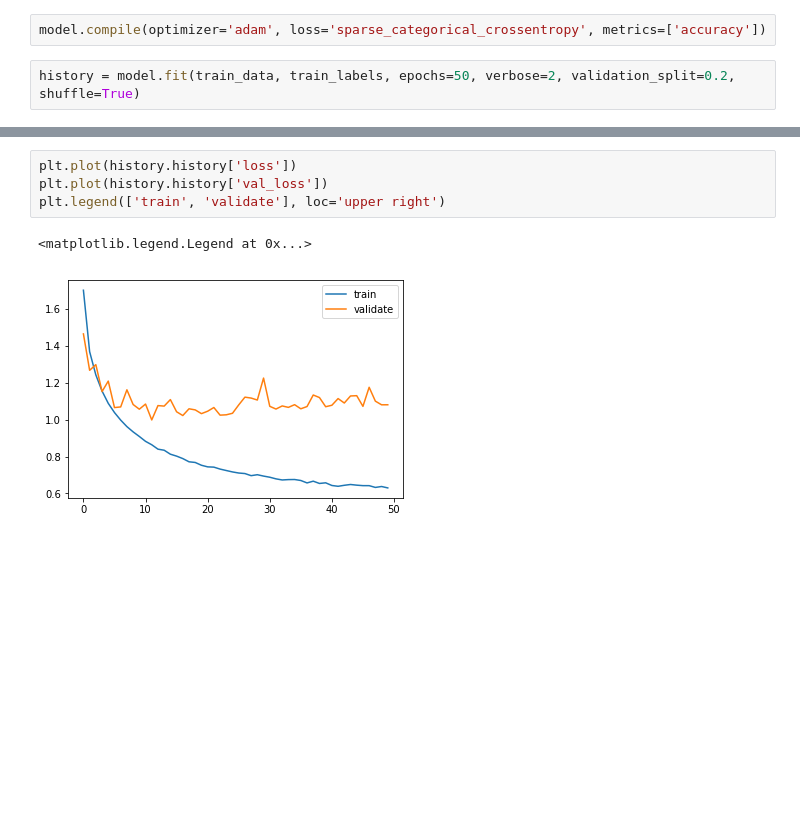
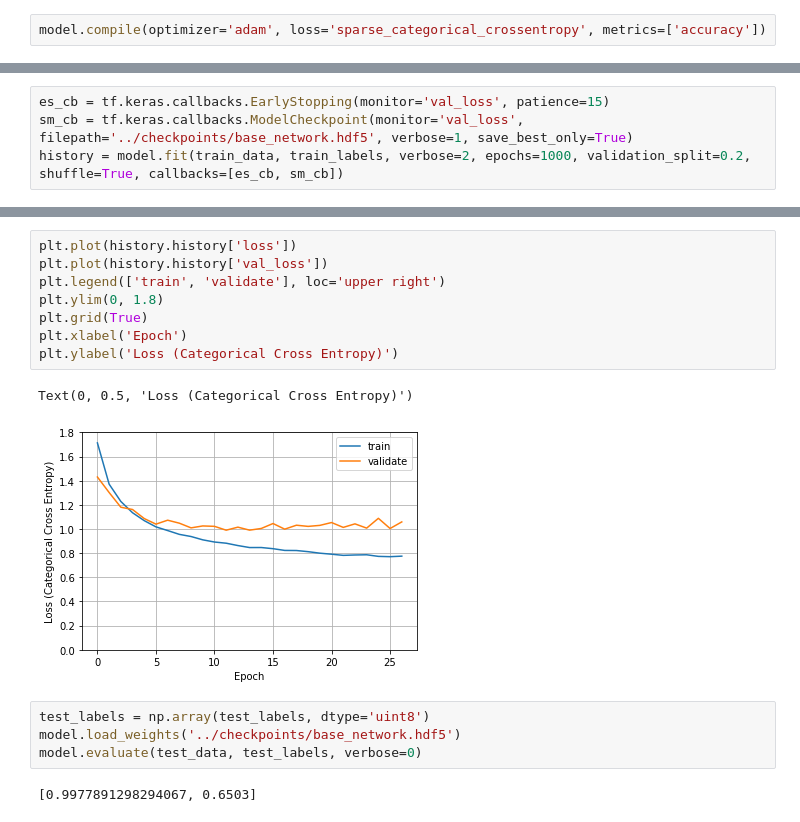
Before and after one commit to lharrison1224/cnn-architecture-comparison, a Jupyter notebook: src/base_network.ipynb, the cells around one changed output, grey strips where cells are left out. Saved outputs shown, nothing was run; the diff lists cells and outputs as text; blank space fills up the shorter version.

Commit message:
Model src

```diff
--- a/src/base_network.ipynb
+++ b/src/base_network.ipynb
@@ -56,5 +56,3 @@ Non-trainable params: 0
 _________________________________________________________________
 # %%
 model.compile(optimizer='adam', loss='sparse_categorical_crossentropy', metrics=['accuracy'])
-# %%
-history = model.fit(train_data, train_labels, epochs=50, verbose=2, validation_split=0.2, shuffle=True)
@@ -78,0 +59,4 @@ Epoch 50/50
+# %%
+es_cb = tf.keras.callbacks.EarlyStopping(monitor='val_loss', patience=15)
+sm_cb = tf.keras.callbacks.ModelCheckpoint(monitor='val_loss', filepath='../checkpoints/base_network.hdf5', verbose=1, save_best_only=True)
+history = model.fit(train_data, train_labels, verbose=2, epochs=1000, validation_split=0.2, shuffle=True, callbacks=[es_cb, sm_cb])
@@ -79,7 +81,17 @@ Epoch 50/50
 # %%
 plt.plot(history.history['loss'])
 plt.plot(history.history['val_loss'])
 plt.legend(['train', 'validate'], loc='upper right')
+plt.ylim(0, 1.8)
+plt.grid(True)
+plt.xlabel('Epoch')
+plt.ylabel('Loss (Categorical Cross Entropy)')
 # %% [output]
-<matplotlib.legend.Legend at 0x...>
+Text(0, 0.5, 'Loss (Categorical Cross Entropy)')
-[figure, old version]
+[figure, new version]
+# %%
+test_labels = np.array(test_labels, dtype='uint8')
+model.load_weights('../checkpoints/base_network.hdf5')
+model.evaluate(test_data, test_labels, verbose=0)
+# %% [output]
+[0.9977891298294067, 0.6503]
```
Also changed, not shown: parts of 3 cells of this notebook, 13 other files.
